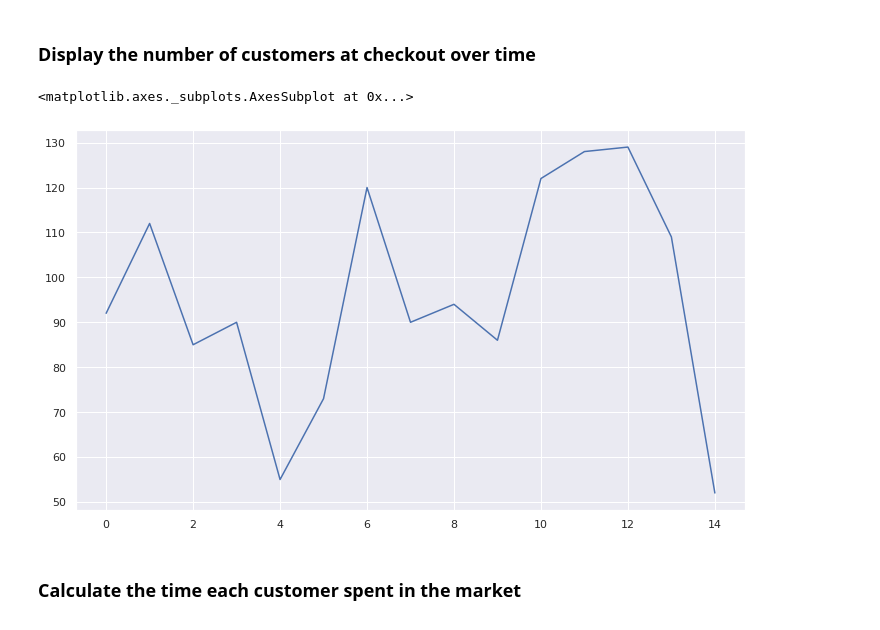
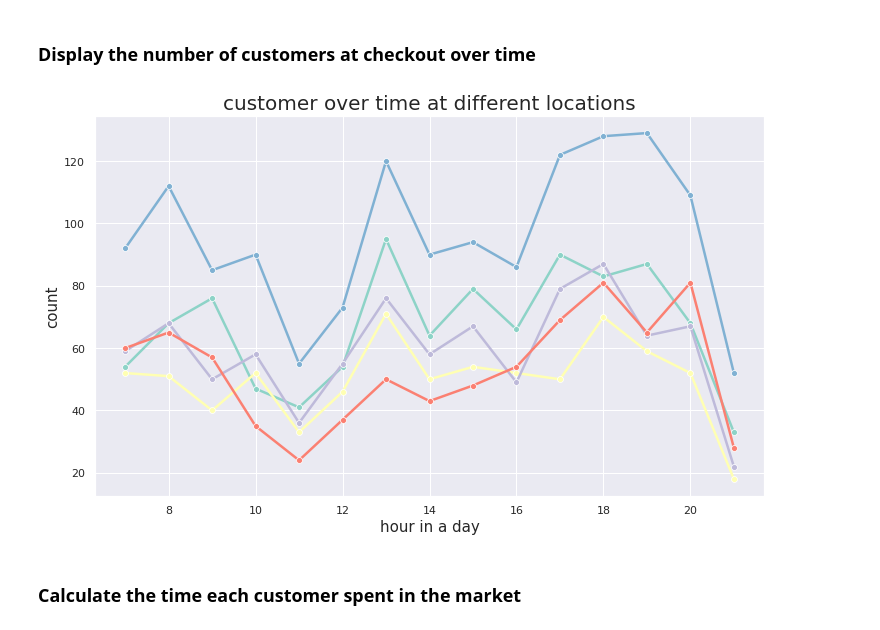
Before and after one commit to rashed2940/Marchov_chain_proj, a Jupyter notebook: EDA.ipynb, the cells around one changed output. Cells and saved outputs as stored; diff of their text form; code cells hidden in the pictures.

```diff
--- a/EDA.ipynb
+++ b/EDA.ipynb
@@ -91,8 +95,3 @@ y_new
 | 14 | 2019-09-02 21:00:00 | 52 | 22 | 28 | 33 | 18 |
 # %% [markdown]
 ### Display the number of customers at checkout over time
-# %%
-y_new['checkout'].plot()
-# %% [output]
-<matplotlib.axes._subplots.AxesSubplot at 0x...>
-[figure, removed]
@@ -99,3 +106,17 @@ y_new['checkout'].plot()
+# %%
+sns.set_palette("Set3")
+sns.lineplot(x=y_new['timestamp'].dt.hour, y=y_new['fruit'], marker='o', linewidth=2.5)
+sns.lineplot(x=y_new['timestamp'].dt.hour, y=y_new['spices'], marker='o', linewidth=2.5)
+sns.lineplot(x=y_new['timestamp'].dt.hour, y=y_new['dairy'], marker='o', linewidth=2.5)
+sns.lineplot(x=y_new['timestamp'].dt.hour, y=y_new['drinks'], marker='o', linewidth=2.5)
+sns.lineplot(x=y_new['timestamp'].dt.hour, y=y_new['checkout'], marker='o', linewidth=2.5)
+
+plt.title("customer over time at different locations", fontsize = 20) # for title
+plt.xlabel("hour in a day", fontsize = 15) # label for x-axis
+plt.ylabel("count", fontsize = 15) # label for y-axis
+plt.show()
+# %% [output]
+[figure, added]
 # %% [markdown]
 ### Calculate the time each customer spent in the market
 # %%
```
Also changed, not shown: parts of 7 cells of this notebook.
